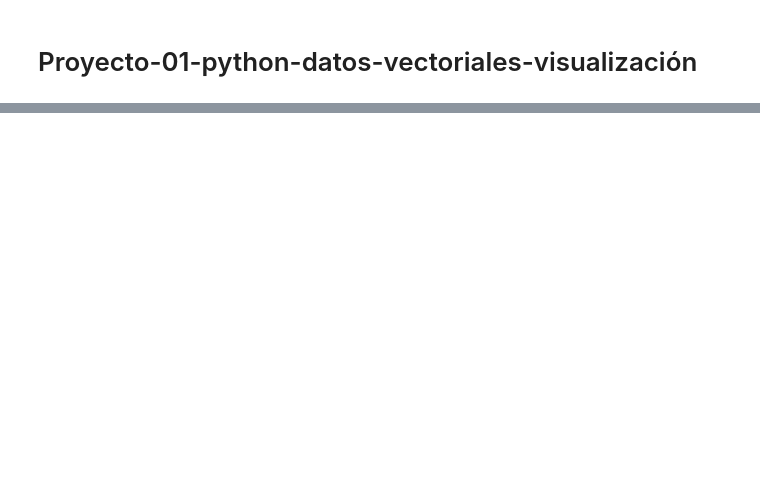
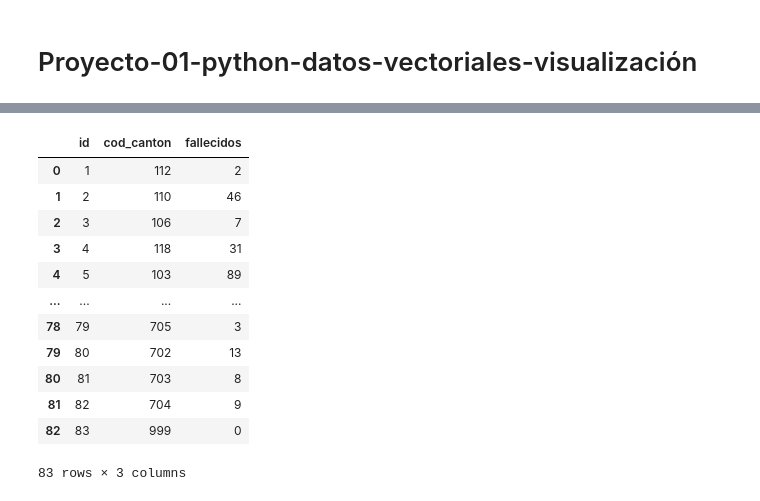
Before and after one commit to johancordoba78/PROYECTO, a Jupyter notebook: Proyecto_1.ipynb, the cells around one changed output, grey strips where cells are left out. Drawn from its saved outputs; the diff is of its cells as text; code cells hidden in the pictures; blank space fills up the shorter version.

```diff
--- a/Proyecto_1.ipynb
+++ b/Proyecto_1.ipynb
@@ -72,0 +58,16 @@ map
+# %%
+df_fallecidos
+# %% [output]
+|  | id | cod_canton | fallecidos |
+| 0 | 1 | 112 | 2 |
+| 1 | 2 | 110 | 46 |
+| 2 | 3 | 106 | 7 |
+| 3 | 4 | 118 | 31 |
+| 4 | 5 | 103 | 89 |
+| ... | ... | ... | ... |
+| 78 | 79 | 705 | 3 |
+| 79 | 80 | 702 | 13 |
+| 80 | 81 | 703 | 8 |
+| 81 | 82 | 704 | 9 |
+| 82 | 83 | 999 | 0 |
+83 rows × 3 columns
```
Also changed, not shown: parts of 11 cells of this notebook.
